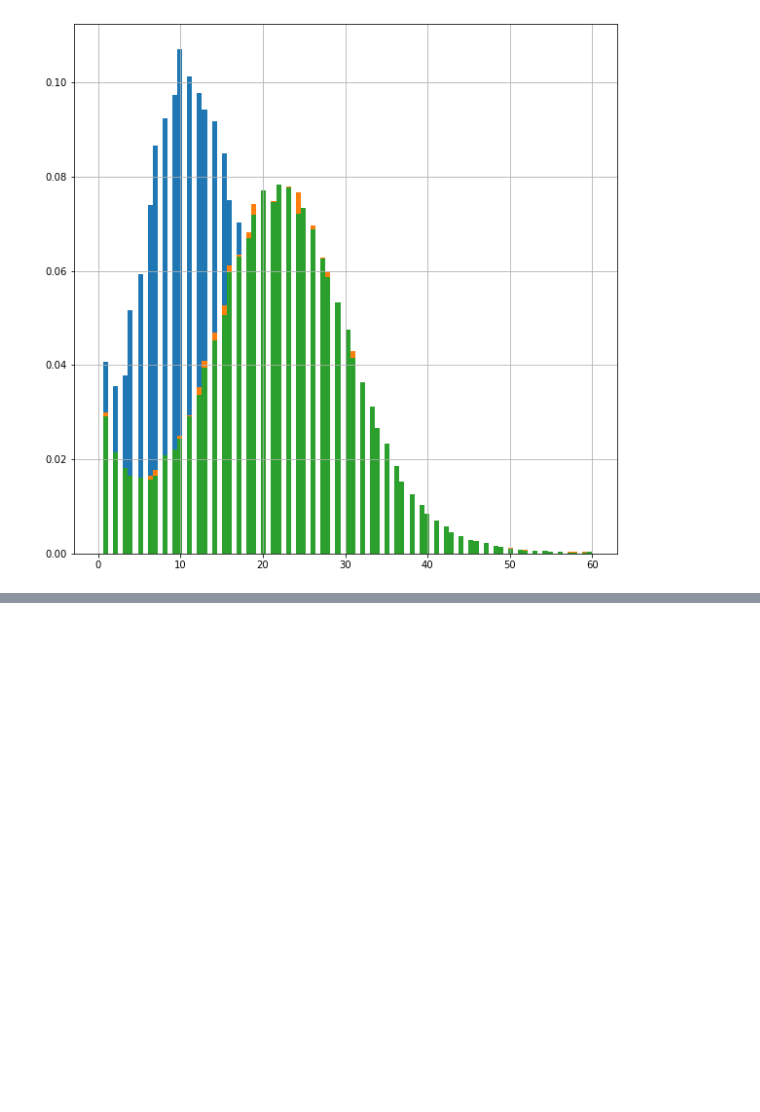
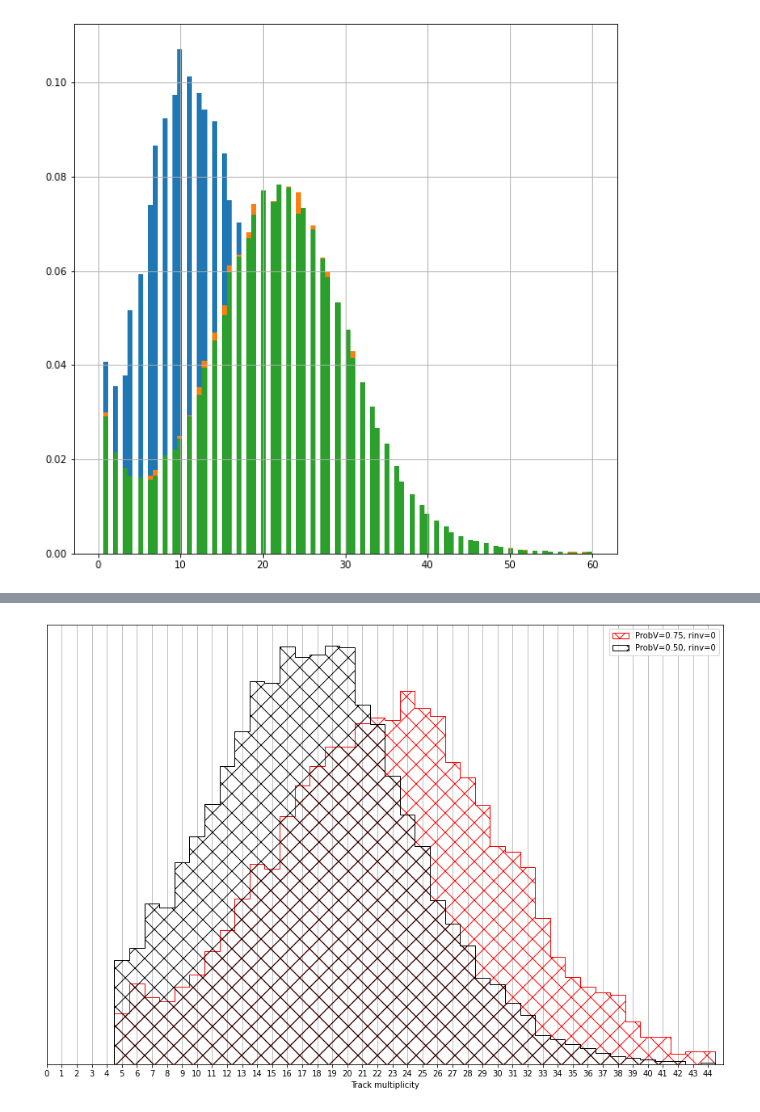
Before and after one commit to noamwunch/displaced_tracks, a Jupyter notebook: Naive_classifier_v2.ipynb, the cells around one changed output, grey strips where cells are left out. Saved outputs shown, nothing was run; the diff lists cells and outputs as text; code cells hidden in the pictures; blank space fills up the shorter version.

```diff
--- a/Naive_classifier_v2.ipynb
+++ b/Naive_classifier_v2.ipynb
@@ -43,0 +67,14 @@ plt.gcf().set_size_inches(10, 10)
+# %%
+# Track multiplicity distribution with a generation level 150 < PT < 300 cut
+ptmin = 100
+ptmax = 110
+rinv1probv1.track_mult[(rinv1probv1.jet_PT>ptmin)&(rinv1probv1.jet_PT<ptmax)].hist(bins=np.arange(4.5, 45, 1), density=True, histtype='step', hatch='x', color='red')
+rinv1probv2.track_mult[(rinv1probv2.jet_PT>ptmin)&(rinv1probv2.jet_PT<ptmax)].hist(bins=np.arange(4.5, 45, 1), density=True, histtype='step', hatch='x', color='black')
+plt.legend(["ProbV=0.75, rinv=0", "ProbV=0.50, rinv=0"])
+plt.xticks(np.arange(0, 45))
+plt.xlim([0, 45])
+plt.yticks([])
+plt.xlabel("Track multiplicity")
+plt.gcf().set_size_inches(15, 10)
+# %% [output]
+[figure, added]
```
Also changed, not shown: parts of 16 cells of this notebook, 24 other files.
